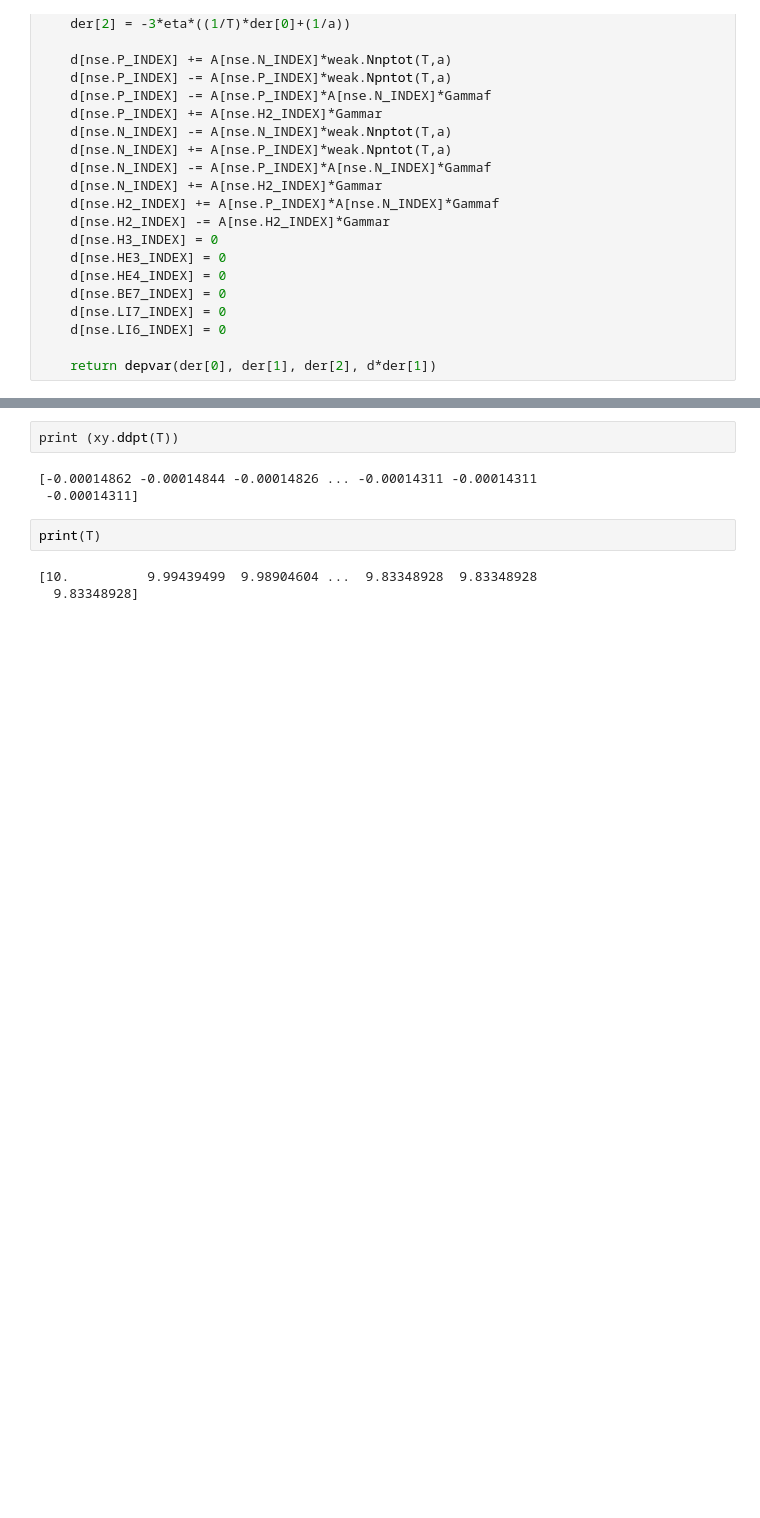
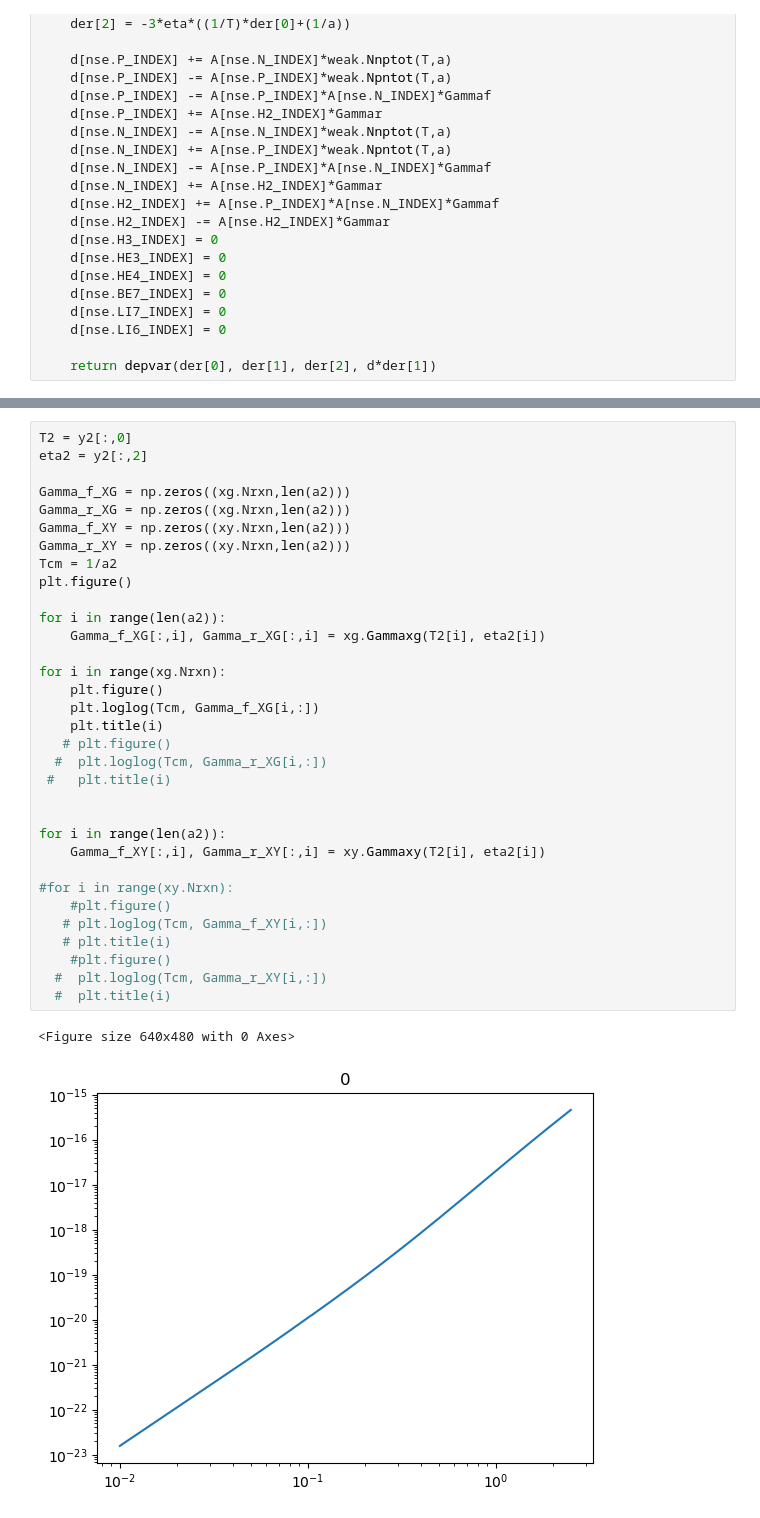
Before and after one commit to nuLABatUSD/BBN_evolve, a Jupyter notebook: WeakandNuclearRates.ipynb, the cells around one changed output, grey strips where cells are left out. Drawn from its saved outputs; the diff is of its cells as text; blank space fills up the shorter version.

```diff
--- a/WeakandNuclearRates.ipynb
+++ b/WeakandNuclearRates.ipynb
@@ -229,10 +246,36 @@ plt.loglog(Tcm,Y6LI )
-# %%
-print (xy.ddpt(T))
-# %% [output]
-[-0.00014862 -0.00014844 -0.00014826 ... -0.00014311 -0.00014311
- -0.00014311]
-# %%
-print(T)
-# %% [output]
-[10.          9.99439499  9.98904604 ...  9.83348928  9.83348928
-  9.83348928]
+# %%
+T2 = y2[:,0]
+eta2 = y2[:,2]
+
+Gamma_f_XG = np.zeros((xg.Nrxn,len(a2)))
+Gamma_r_XG = np.zeros((xg.Nrxn,len(a2)))
+Gamma_f_XY = np.zeros((xy.Nrxn,len(a2)))
+Gamma_r_XY = np.zeros((xy.Nrxn,len(a2)))
+Tcm = 1/a2
+plt.figure()
+
+for i in range(len(a2)):
+    Gamma_f_XG[:,i], Gamma_r_XG[:,i] = xg.Gammaxg(T2[i], eta2[i])
+
+for i in range(xg.Nrxn):
+    plt.figure()
+    plt.loglog(Tcm, Gamma_f_XG[i,:])
+    plt.title(i)
+   # plt.figure()
+  #  plt.loglog(Tcm, Gamma_r_XG[i,:])
+ #   plt.title(i)
+
+
+for i in range(len(a2)):
+    Gamma_f_XY[:,i], Gamma_r_XY[:,i] = xy.Gammaxy(T2[i], eta2[i])
+
+#for i in range(xy.Nrxn):
+    #plt.figure()
+   # plt.loglog(Tcm, Gamma_f_XY[i,:])
+   # plt.title(i)
+    #plt.figure()
+  #  plt.loglog(Tcm, Gamma_r_XY[i,:])
+  #  plt.title(i)
+# %% [output]
+<Figure size 640x480 with 0 Axes>
+[figure, added]
```
Also changed, not shown: parts of 8 cells of this notebook, 2 other files.
